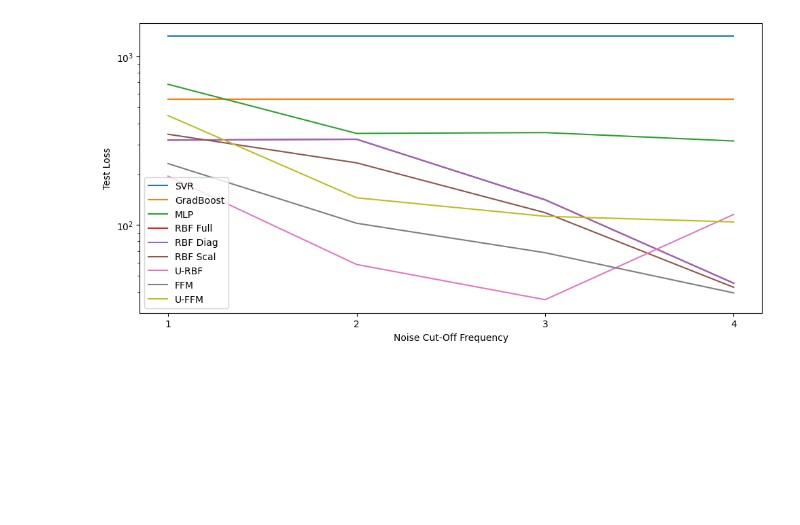
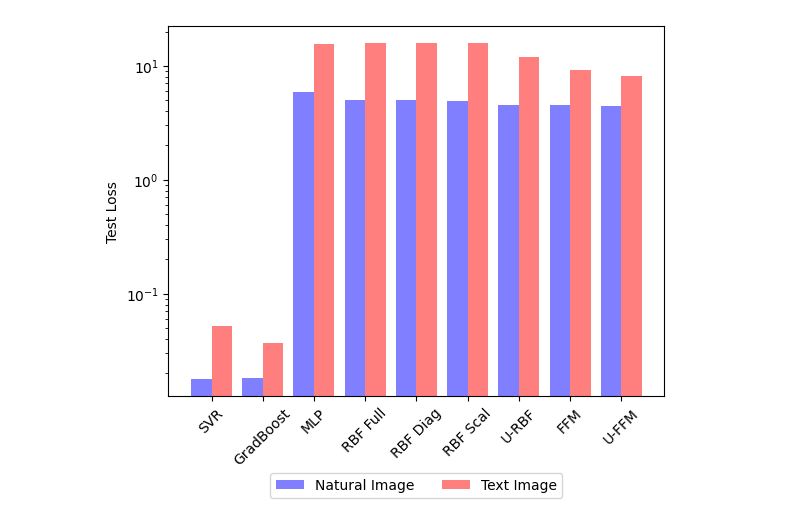
Before and after one commit to dajojo/urbf, a Jupyter notebook: experiments/25_ffn_image_dataset/analyze/analysis.ipynb, the cells around one changed output. Cells and saved outputs as stored; diff of their text form; code cells hidden in the pictures; blank space fills up the shorter version.

```diff
--- a/experiments/25_ffn_image_dataset/analyze/analysis.ipynb
+++ b/experiments/25_ffn_image_dataset/analyze/analysis.ipynb
@@ -62,12 +62,13 @@ basic_condensed_method_names = [
 
 method_names = []
 condensed_method_names = []
-for i in range(4):
+for i in range(2):
     method_names += [str(i+1)+"_"+method for method in basic_method_names]
     condensed_method_names += [str(i+1)+"_"+method for method in basic_condensed_method_names]
 
 
-experiments_df = pd.DataFrame()
+experiments_mean_df = pd.DataFrame()
+experiments_std_df = pd.DataFrame()
 
 
 method_settings = os.listdir(main_experiments_path)
@@ -116,25 +117,28 @@ for method_setting in method_settings:
         ## add the test loss to the experiment df
         experiment_df.loc["data",repetition] = min_test_loss
 
-    print(experiment_df)
-
     ## order by dataset name
     experiment_df = experiment_df.sort_index()
 
     ## add a column which represents the mean of all repetitions
     experiment_df["mean"] = experiment_df.mean(axis=1)
+    experiment_df["std"] = experiment_df.std(axis=1)
+
+    #print(experiment_df)
 
     ## set mean to nan if there are any nans in the row
     experiment_df.loc[experiment_df.isnull().any(axis=1), "mean"] = np.nan
 
     ## add the experiment df to the experiments df
-    experiments_df[method_setting] = experiment_df["mean"]
+    experiments_mean_df[method_setting] = experiment_df["mean"]
+    experiments_std_df[method_setting] = experiment_df["std"]
 
 
 for i, method_name in enumerate(method_names):
     ## rename column experiment_000001 to method_names[0]
     exp_name = "experiment_" + str(i+1).zfill(6)
-    experiments_df = experiments_df.rename(columns={exp_name: method_name})
+    experiments_mean_df = experiments_mean_df.rename(columns={exp_name: method_name})
+    experiments_std_df = experiments_std_df.rename(columns={exp_name: method_name})
 
-experiments_df
+experiments_std_df
 # %% [output]
@@ -234,42 +219,75 @@ condensed_experiments_df
 # %%
 
-renamed_experiments_df = condensed_experiments_df.copy()
+renamed_experiments_mean_df = condensed_experiments_mean_df.copy()
+renamed_experiments_std_df = condensed_experiments_std_df.copy()
 
 method_renaming = {
     "svr": "SVR",
     #"pls": "PLS",
     "gradboost": "GradBoost",
     "mlp": "MLP",
     "rbf_full": "RBF Full",
     "rbf_diag": "RBF Diag",
     "rbf_scal": "RBF Scal",
     "rbf_univ": "U-RBF",
     "ffn": "FFM",
     "uffn": "U-FFM",
 }
 
 ## rename the methods and exclude methods whose names are not in the method_renaming dict
 
-renamed_experiments_df = renamed_experiments_df.rename(columns=method_renaming)
-renamed_experiments_df = renamed_experiments_df[method_renaming.values()]
+renamed_experiments_mean_df = renamed_experiments_mean_df.rename(columns=method_renaming)
+renamed_experiments_mean_df = renamed_experiments_mean_df[method_renaming.values()]
+
+
+renamed_experiments_std_df = renamed_experiments_std_df.rename(columns=method_renaming)
+renamed_experiments_std_df = renamed_experiments_std_df[method_renaming.values()]
 
 
 ## plot the results in a line plot
 
-plt.figure(figsize=(10,5))
-plt.plot(renamed_experiments_df)
-plt.legend(renamed_experiments_df.columns)
-plt.xlabel("Noise Cut-Off Frequency")
+# plt.figure(figsize=(10,5))
+# plt.plot(renamed_experiments_df)
+# plt.legend(renamed_experiments_df.columns)
+# plt.xlabel("Noise Cut-Off Frequency")
+
+
+### plot the results in a bar chart with two bars for each method one for the text image and one for the normal image
+### the bars should be next to each other and the color should be different for the text and the normal image
+### the x-axis is the method and the y-axis is the test loss
+### the color of the bars is different for the text and the normal image
+
+
+#plt.figure(figsize=(10,5))
+
+#plt.bar(renamed_experiments_df.columns, renamed_experiments_df.loc["1",:], label="Text Image", color="blue", alpha=0.5)
+#plt.bar(renamed_experiments_df.columns, renamed_experiments_df.loc["2",:], label="Normal Image", color="red", alpha=0.5)
+
+plt.bar(np.arange(len(renamed_experiments_mean_df.columns))-0.2, renamed_experiments_mean_df.loc["1",:], label="Natural Image", color="blue", alpha=0.5, width=0.4)
+plt.bar(np.arange(len(renamed_experiments_mean_df.columns))+0.2, renamed_experiments_mean_df.loc["2",:], label="Text Image", color="red", alpha=0.5, width=0.4)
+
+
+plt.xticks(np.arange(len(renamed_experiments_mean_df.columns)), renamed_experiments_mean_df.columns, rotation=45)
+
+plt.legend(loc='upper center', bbox_to_anchor=(0.5, -0.19), ncol=3)
+#plt.xlabel("Method")
+
+
 plt.ylabel("Test Loss")
 
 # scale the y-axis to log
 
 plt.yscale("log")
 
-plt.tight_layout()
+#plt.tight_layout()
+
+
+plt.savefig("../../../assets/image_regression.pdf", format="pdf", bbox_inches='tight')
+
 plt.show()
 
 
-renamed_experiments_df
+
+### plot
 # %% [output]
-[figure, old version]
+[figure, new version]
```
Also changed, not shown: parts of 4 cells of this notebook, 23 other files.
